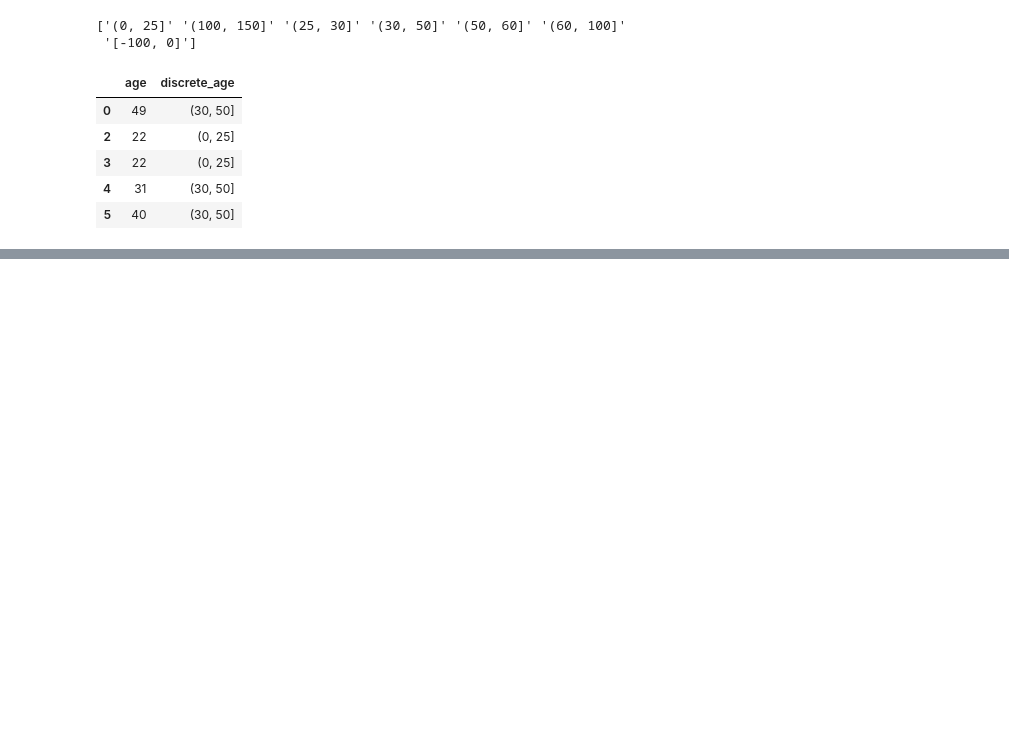
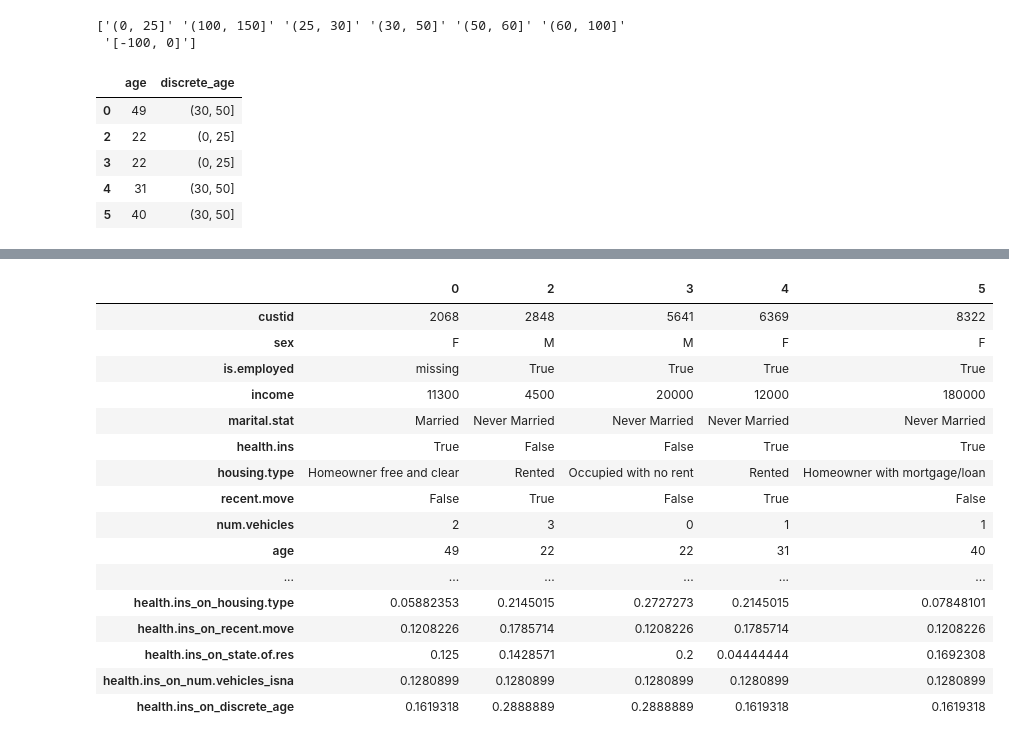
Before and after one commit to dolaameng/practical_munging_tools, a Jupyter notebook: exploration.ipynb, the cells around one changed output, grey strips where cells are left out. Saved outputs shown, nothing was run; the diff lists cells and outputs as text; code cells hidden in the pictures; blank space fills up the shorter version.

```diff
--- a/exploration.ipynb
+++ b/exploration.ipynb
@@ -241,0 +319,20 @@ inspection.plot_feature_pair(r, "discrete_age", "health.ins")
+# %%
+rr.head().T
+# %% [output]
+|  | 0 | 2 | 3 | 4 | 5 |
+| custid | 2068 | 2848 | 5641 | 6369 | 8322 |
+| sex | F | M | M | F | F |
+| is.employed | missing | True | True | True | True |
+| income | 11300 | 4500 | 20000 | 12000 | 180000 |
+| marital.stat | Married | Never Married | Never Married | Never Married | Never Married |
+| health.ins | True | False | False | True | True |
+| housing.type | Homeowner free and clear | Rented | Occupied with no rent | Rented | Homeowner with mortgage/loan |
+| recent.move | False | True | False | True | False |
+| num.vehicles | 2 | 3 | 0 | 1 | 1 |
+| age | 49 | 22 | 22 | 31 | 40 |
+| ... | ... | ... | ... | ... | ... |
+| health.ins_on_housing.type | 0.05882353 | 0.2145015 | 0.2727273 | 0.2145015 | 0.07848101 |
+| health.ins_on_recent.move | 0.1208226 | 0.1785714 | 0.1208226 | 0.1785714 | 0.1208226 |
+| health.ins_on_state.of.res | 0.125 | 0.1428571 | 0.2 | 0.04444444 | 0.1692308 |
+| health.ins_on_num.vehicles_isna | 0.1280899 | 0.1280899 | 0.1280899 | 0.1280899 | 0.1280899 |
+| health.ins_on_discrete_age | 0.1619318 | 0.2888889 | 0.2888889 | 0.1619318 | 0.1619318 |
```
Also changed, not shown: parts of 17 cells of this notebook, 1 other file.
